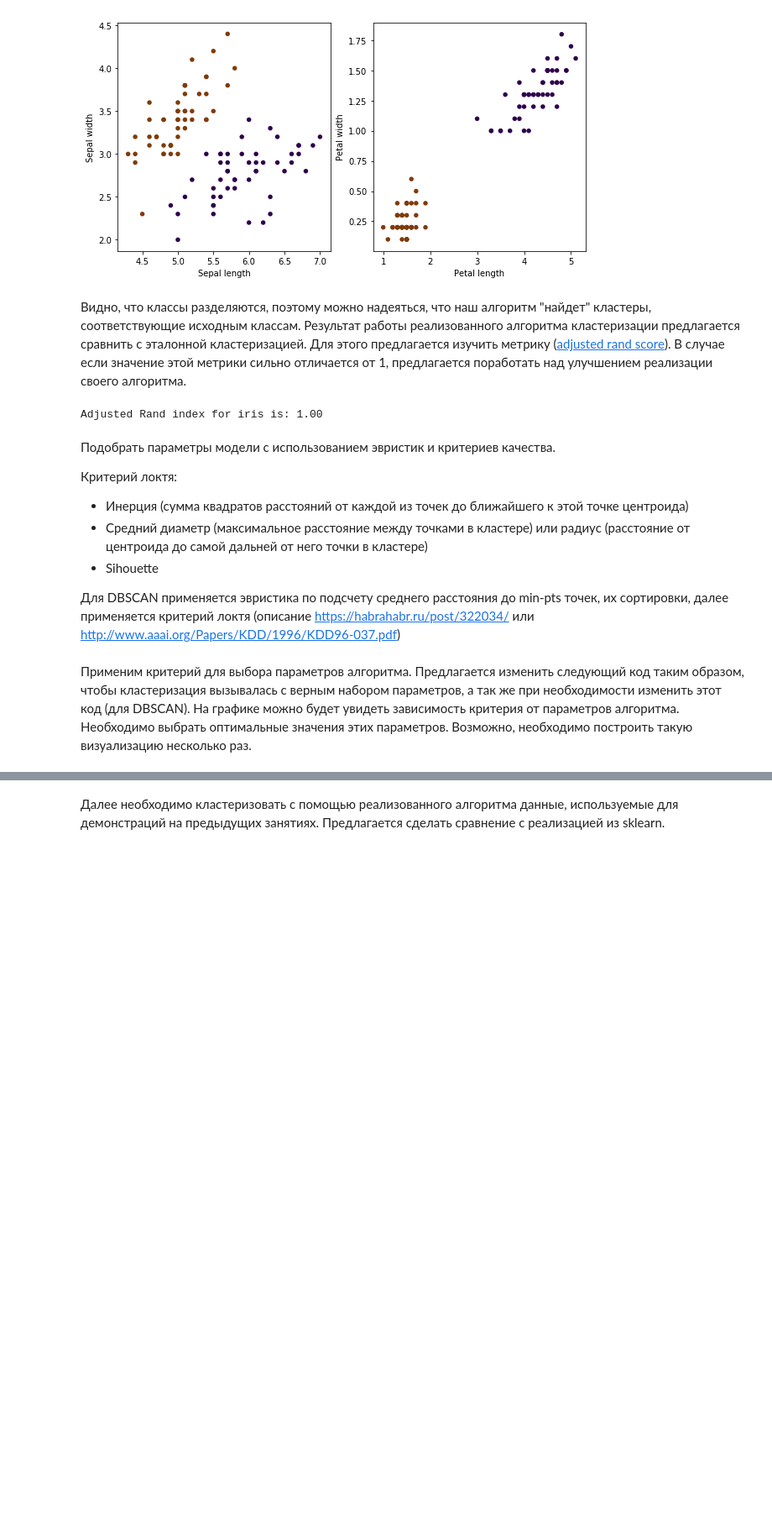
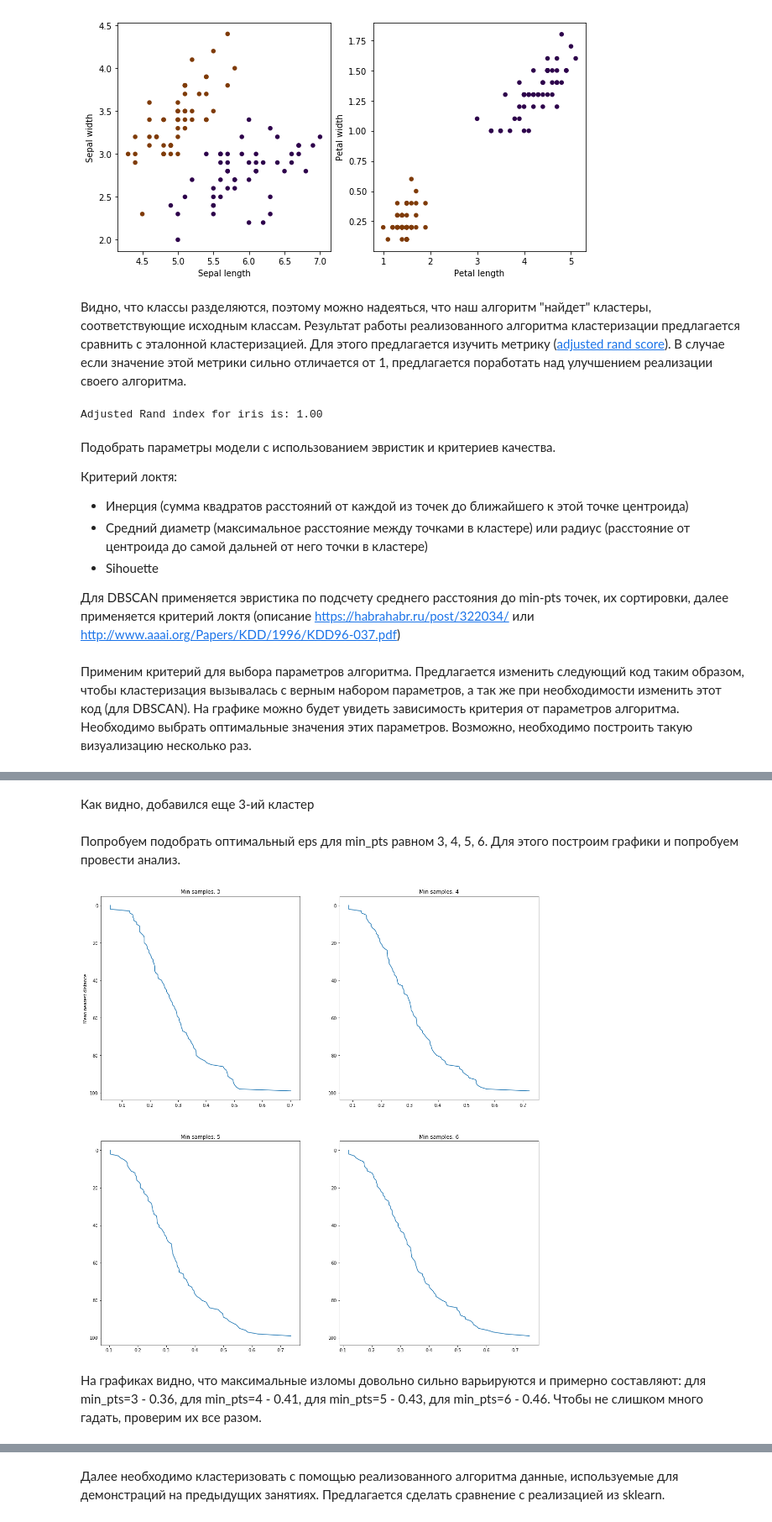
Before and after one commit to AndrewLrrr/otus-big-data, a Jupyter notebook: hw4/homework-clustering.ipynb, the cells around one changed output, grey strips where cells are left out. Shown: that part at 84% size. Cells and saved outputs as stored; diff of their text form; code cells hidden in the pictures; blank space fills up the shorter version.

Commit message:
Add quality criterias

```diff
--- a/hw4/homework-clustering.ipynb
+++ b/hw4/homework-clustering.ipynb
@@ -54,6 +54,8 @@ class Clustering(BaseEstimator, ClusterMixin):
         self.eps = eps
         self.min_samples = min_samples
         self.clusters = defaultdict(list)
+        self.mean_distances = []
+        self._distances = defaultdict(list)
         self._cluster_id = NOISE + 1
         self._visited = set()
         self._belong = set()
@@ -95,6 +97,7 @@ class Clustering(BaseEstimator, ClusterMixin):
                 self._expand_cluster(X, neighbours, i)
         if self._noise:
             self.clusters[NOISE].extend(X[j] for j in self._noise)
+        self.mean_distances.sort()
 
     def _expand_cluster(self, X, neighbours, x_i):
         self.clusters[self._cluster_id] = [X[x_i],]
@@ -112,12 +115,21 @@ class Clustering(BaseEstimator, ClusterMixin):
                     self._noise.remove(x_j)
         self._cluster_id += 1
 
+    def _calc_mean_distances(self, x_i):
+        if x_i in self._distances:
+            nearest = sorted(self._distances[x_i])[:self.min_samples]
+            mean = np.mean(nearest)
+            self.mean_distances.append(mean)
 
     def _neighbours(self, X, x_i):
         neighbours = []
         for i in range(X.shape[0]):
-            if i != x_i and self._dist(X[x_i], X[i]) < self.eps:
-                neighbours.append(i)
+            dist = self._dist(X[x_i], X[i])
+            if i != x_i:
+                if dist < self.eps:
+                    neighbours.append(i)
+                self._distances[x_i].append(dist)
+        self._calc_mean_distances(x_i)
         return neighbours
 
     def _dist(self, x, y):
@@ -167,19 +179,3 @@ Adjusted Rand index for iris is: 1.00
 Для DBSCAN применяется эвристика по подсчету среднего расстояния до min-pts точек, их сортировки, далее применяется критерий локтя (описание https://habrahabr.ru/post/322034/ или http://www.aaai.org/Papers/KDD/1996/KDD96-037.pdf)
 # %% [markdown]
 Применим критерий для выбора параметров алгоритма. Предлагается изменить следующий код таким образом, чтобы кластеризация вызывалась с верным набором параметров, а так же при необходимости изменить этот код (для DBSCAN). На графике можно будет увидеть зависимость критерия от параметров алгоритма. Необходимо выбрать оптимальные значения этих параметров. Возможно, необходимо построить такую визуализацию несколько раз.
-# %%
-ks = range(1, 21)
-criteria = np.zeros(len(ks))
-
-for i, k in enumerate(ks):
-    cls = Clustering()
-    y = cls.fit_predict(x)
-    criteria[i] = quality(x, y)
-
-pl.figure(figsize=(8, 6))
-pl.plot(ks, criteria)
-pl.title("$J(k)$")
-pl.ylabel("Criteria $J$")
-pl.xlabel("Number of clusters $k$")
-pl.grid()
-pl.show()
@@ -185,0 +202,21 @@ pl.show()
+# %% [markdown]
+Как видно, добавился еще 3-ий кластер
+# %% [markdown]
+Попробуем подобрать оптимальный eps для min_pts равном 3, 4, 5, 6. Для этого построим графики и попробуем провести анализ.
+# %%
+fig = plt.figure(figsize=(18, 50))
+j = 0
+for i in [3, 4, 5, 6]:
+    cls = Clustering(min_samples=i)
+    cls.fit(x_iris)
+    ax = fig.add_subplot(5, 2, j+1)
+    plt.plot(cls.mean_distances, list(range(len(cls.mean_distances))))
+    plt.title('Min samples: {}'.format(i))
+    if j == 0:
+        plt.ylabel('Mean nearest distance')
+    plt.gca().invert_yaxis();
+    j += 1
+# %% [output]
+[figure, added]
+# %% [markdown]
+На графиках видно, что максимальные изломы довольно сильно варьируются и примерно составляют: для min_pts=3 - 0.36, для min_pts=4 - 0.41, для min_pts=5 - 0.43, для min_pts=6 - 0.46. Чтобы не слишком много гадать, проверим их все разом.
```
Also changed, not shown: parts of 6 cells of this notebook.
